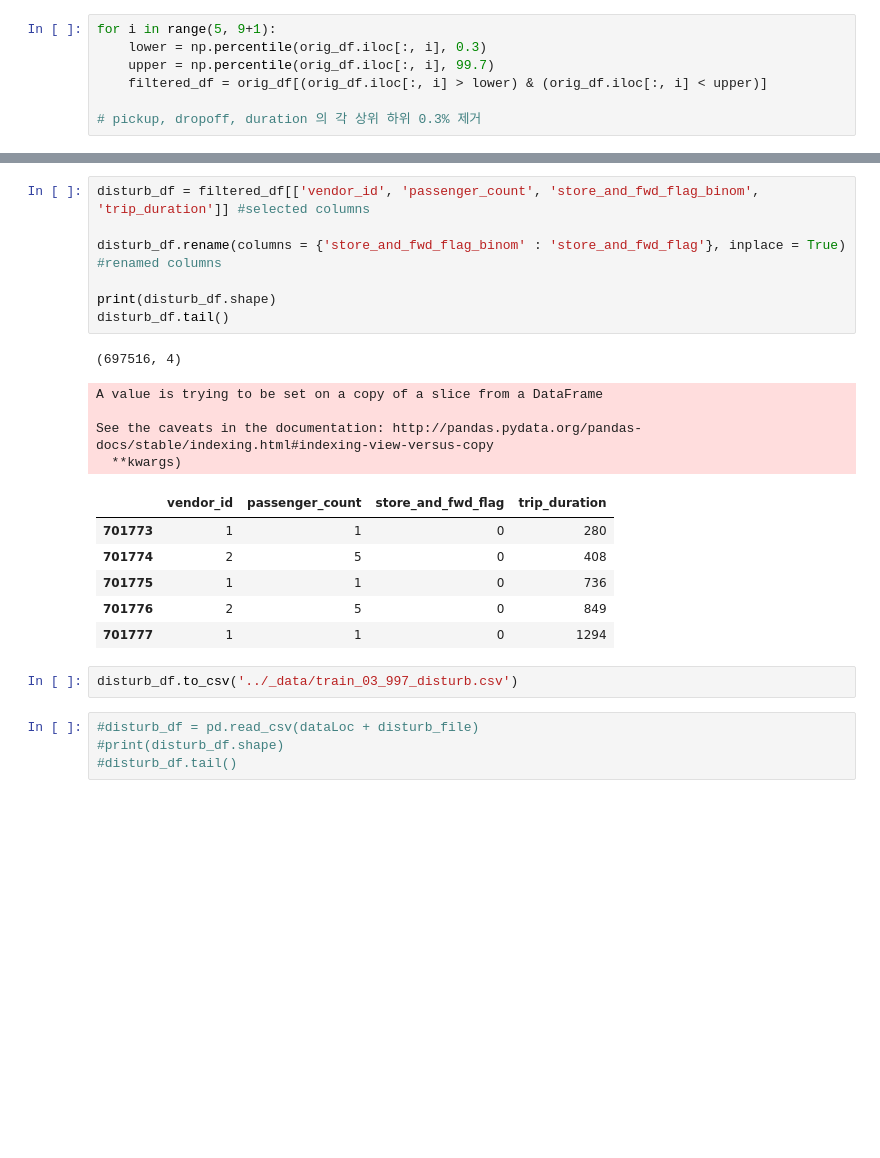
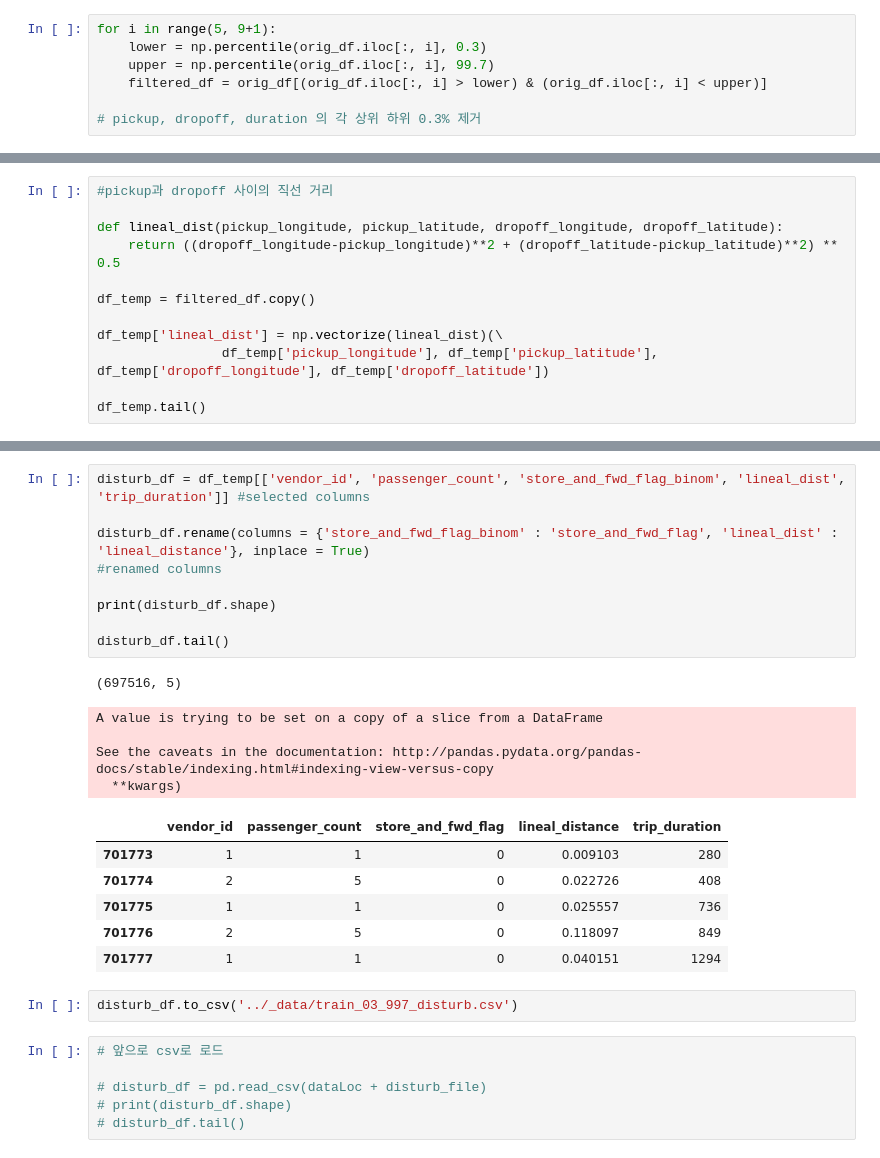
Before and after one commit to eigenSim/dss6a-regression, a Jupyter notebook: sim/disturb_data_20171021.ipynb, the cells around one changed output, grey strips where cells are left out. Cells and saved outputs as stored; diff of their text form; blank space fills up the shorter version.

```diff
--- a/sim/disturb_data_20171021.ipynb
+++ b/sim/disturb_data_20171021.ipynb
@@ -121,3 +121,15 @@ filtered_df.tail()
 | 701775 | id0924227 | 1 | 2016-01-01 00:01:00 | 1/1/16 0:13 | 1 | -73.970108 | ... |
 | 701776 | id0190469 | 2 | 2016-01-01 00:00:00 | 1/1/16 0:14 | 5 | -73.981743 | ... |
 | 701777 | id1665586 | 1 | 2016-01-01 00:00:00 | 1/1/16 0:22 | 1 | -73.985085 | ... |
+# %%
+#pickup과 dropoff 사이의 직선 거리
+
+def lineal_dist(pickup_longitude, pickup_latitude, dropoff_longitude, dropoff_latitude):
+    return ((dropoff_longitude-pickup_longitude)**2 + (dropoff_latitude-pickup_latitude)**2) ** 0.5
+
+df_temp = filtered_df.copy()
+
+df_temp['lineal_dist'] = np.vectorize(lineal_dist)(\
+                df_temp['pickup_longitude'], df_temp['pickup_latitude'], df_temp['dropoff_longitude'], df_temp['dropoff_latitude'])
+
+df_temp.tail()
@@ -124,29 +143,32 @@ filtered_df.tail()
 # %%
-disturb_df = filtered_df[['vendor_id', 'passenger_count', 'store_and_fwd_flag_binom', 'trip_duration']] #selected columns
+disturb_df = df_temp[['vendor_id', 'passenger_count', 'store_and_fwd_flag_binom', 'lineal_dist', 'trip_duration']] #selected columns
 
-disturb_df.rename(columns = {'store_and_fwd_flag_binom' : 'store_and_fwd_flag'}, inplace = True)
+disturb_df.rename(columns = {'store_and_fwd_flag_binom' : 'store_and_fwd_flag', 'lineal_dist' : 'lineal_distance'}, inplace = True)
 #renamed columns
 
 print(disturb_df.shape)
+
 disturb_df.tail()
 # %% [output]
-(697516, 4)
+(697516, 5)
 A value is trying to be set on a copy of a slice from a DataFrame
 
 See the caveats in the documentation: http://pandas.pydata.org/pandas-docs/stable/indexing.html#indexing-view-versus-copy
   **kwargs)
-|  | vendor_id | passenger_count | store_and_fwd_flag | trip_duration |
-| 701773 | 1 | 1 | 0 | 280 |
-| 701774 | 2 | 5 | 0 | 408 |
-| 701775 | 1 | 1 | 0 | 736 |
-| 701776 | 2 | 5 | 0 | 849 |
-| 701777 | 1 | 1 | 0 | 1294 |
+|  | vendor_id | passenger_count | store_and_fwd_flag | lineal_distance | trip_duration |
+| 701773 | 1 | 1 | 0 | 0.009103 | 280 |
+| 701774 | 2 | 5 | 0 | 0.022726 | 408 |
+| 701775 | 1 | 1 | 0 | 0.025557 | 736 |
+| 701776 | 2 | 5 | 0 | 0.118097 | 849 |
+| 701777 | 1 | 1 | 0 | 0.040151 | 1294 |
 # %%
 disturb_df.to_csv('../_data/train_03_997_disturb.csv')
 # %%
-#disturb_df = pd.read_csv(dataLoc + disturb_file)
-#print(disturb_df.shape)
-#disturb_df.tail()
+# 앞으로 csv로 로드
+
+# disturb_df = pd.read_csv(dataLoc + disturb_file)
+# print(disturb_df.shape)
+# disturb_df.tail()
 # %%
 x = disturb_df.iloc[:, :]
 y = disturb_df.iloc[:, :]
```
Also changed, not shown: parts of 12 cells of this notebook, 1 other file.
